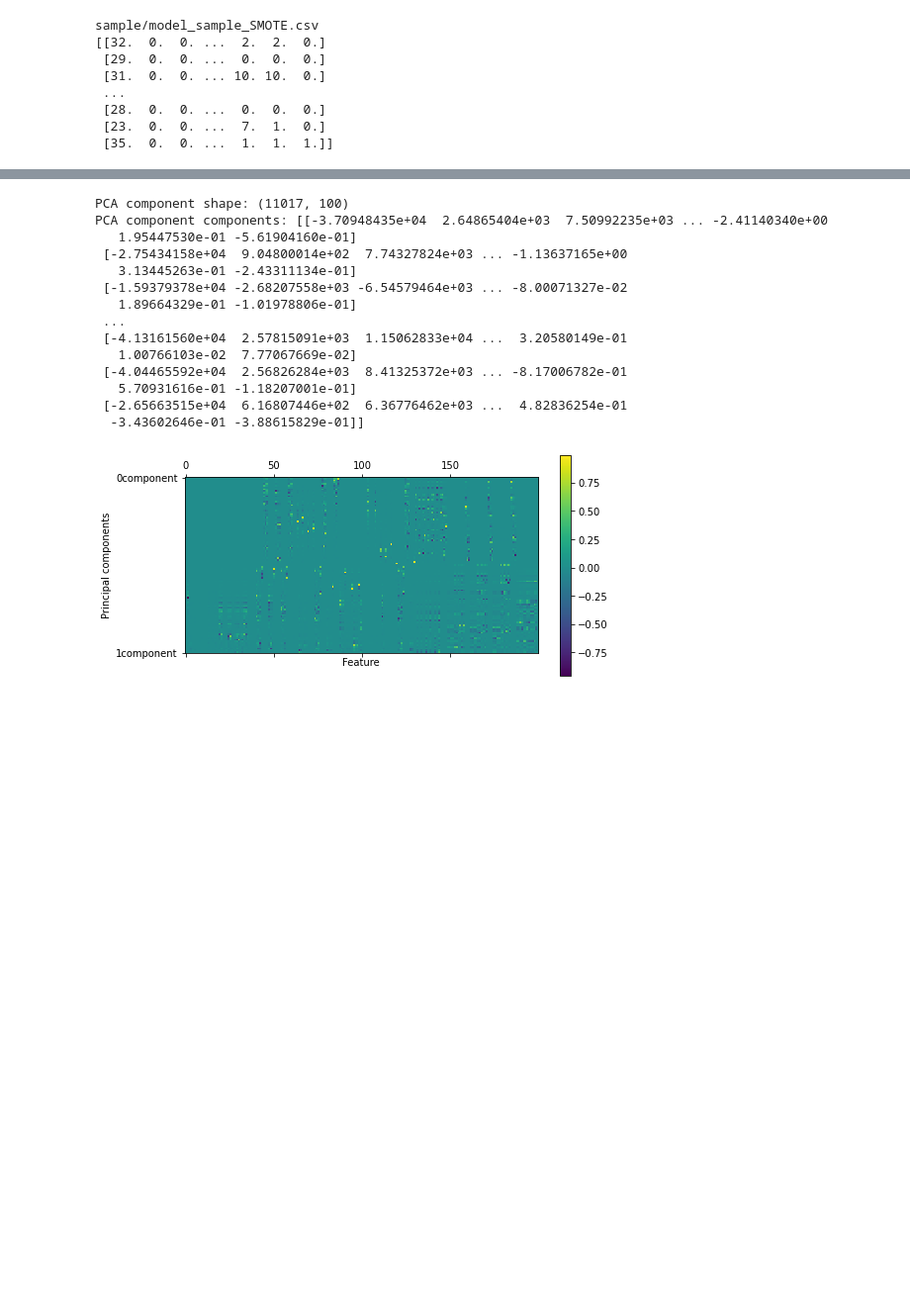
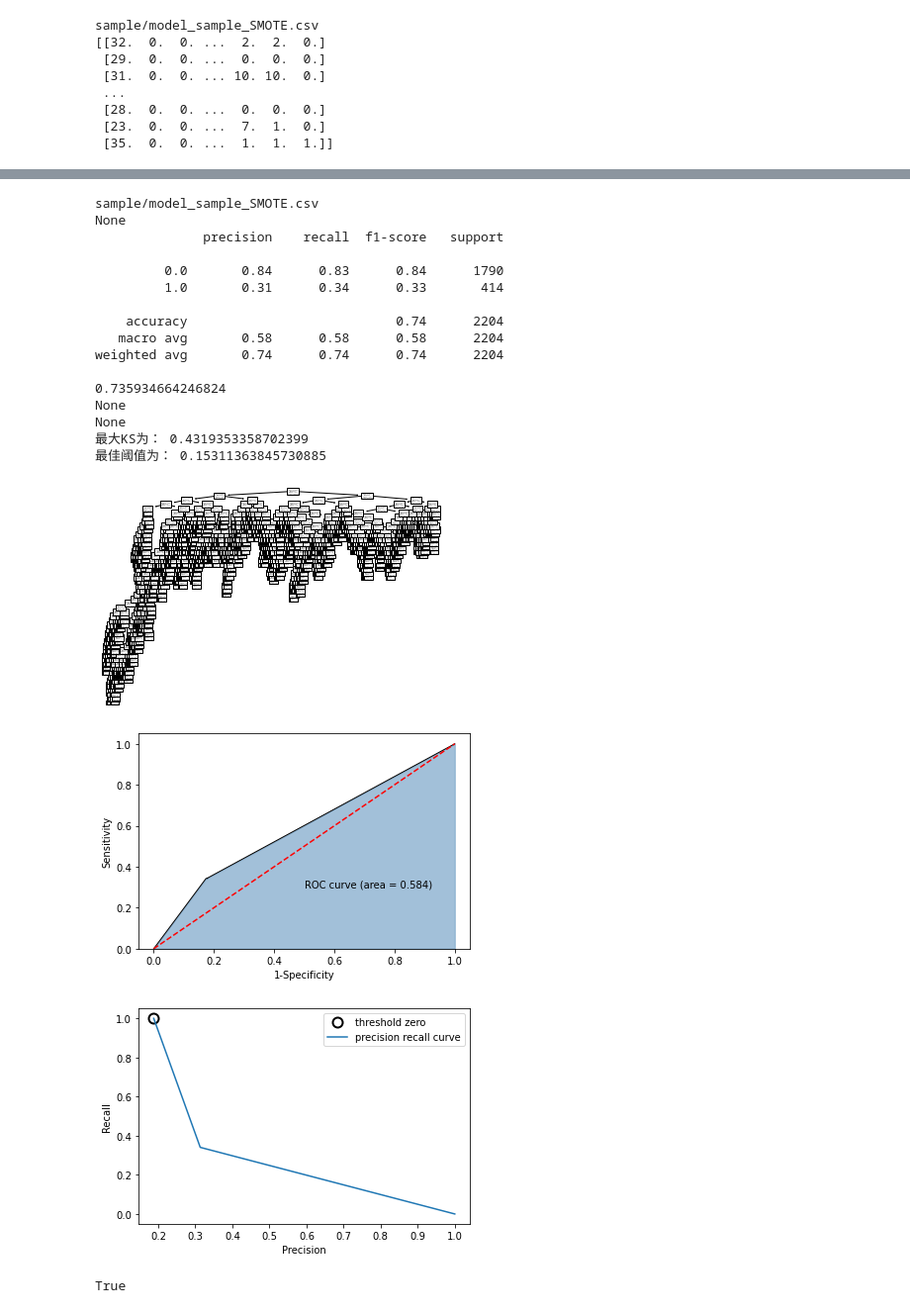
Before and after one commit to Slian22/TeamWorkForML, a Jupyter notebook: Code/HandleTheData.ipynb, the cells around one changed output, grey strips where cells are left out. Shown at 99% size. Saved outputs shown, nothing was run; the diff lists cells and outputs as text; code cells hidden in the pictures; blank space fills up the shorter version.

```diff
--- a/Code/HandleTheData.ipynb
+++ b/Code/HandleTheData.ipynb
@@ -75,36 +40,24 @@ print(x_trainPCA)
-# %%
-def PCA_EXAMPLE(inputfile,k):
-    from sklearn.decomposition import PCA
-    x_std = FillNaN_NP(inputfile)#自定义化数据
-    pca=PCA(n_components=k)
-    pca.fit(x_std)
-    x_trainPCA = pca.transform(x_std)
-    print("PCA component shape: {}".format(x_trainPCA.shape))
-    print("PCA component components: {}".format(x_trainPCA))
-    import matplotlib.pyplot as plt
-    plt.matshow(pca.components_,cmap='viridis')
-    id_EX=[]
-    for i in range(k):
-        id_EX.append(str(i)+"component")
-    plt.yticks([0,k-1],id_EX)
-    plt.colorbar()
-    plt.xlabel("Feature")
-    plt.ylabel("Principal components")
-    return x_trainPCA
-example=PCA_EXAMPLE('sample/model_sample_SMOTE.csv',100)
-# %% [output]
-PCA component shape: (11017, 100)
-PCA component components: [[-3.70948435e+04  2.64865404e+03  7.50992235e+03 ... -2.41140340e+00
-   1.95447530e-01 -5.61904160e-01]
- [-2.75434158e+04  9.04800014e+02  7.74327824e+03 ... -1.13637165e+00
-   3.13445263e-01 -2.43311134e-01]
- [-1.59379378e+04 -2.68207558e+03 -6.54579464e+03 ... -8.00071327e-02
-   1.89664329e-01 -1.01978806e-01]
- ...
- [-4.13161560e+04  2.57815091e+03  1.15062833e+04 ...  3.20580149e-01
-   1.00766103e-02  7.77067669e-02]
- [-4.04465592e+04  2.56826284e+03  8.41325372e+03 ... -8.17006782e-01
-   5.70931616e-01 -1.18207001e-01]
- [-2.65663515e+04  6.16807446e+02  6.36776462e+03 ...  4.82836254e-01
-  -3.43602646e-01 -3.88615829e-01]]
-[figure, removed]
+# %%
+from QuickInit import *
+MakeTree_('sample/model_sample_SMOTE.csv')
+# %% [output]
+sample/model_sample_SMOTE.csv
+None
+              precision    recall  f1-score   support
+
+         0.0       0.84      0.83      0.84      1790
+         1.0       0.31      0.34      0.33       414
+
+    accuracy                           0.74      2204
+   macro avg       0.58      0.58      0.58      2204
+weighted avg       0.74      0.74      0.74      2204
+
+0.735934664246824
+None
+None
+最大KS为： 0.4319353358702399
+最佳阈值为： 0.15311363845730885
+[figure, added]
+[figure, added]
+[figure, added]
+True
```
Also changed, not shown: parts of 1 cell of this notebook, 3 other files.
